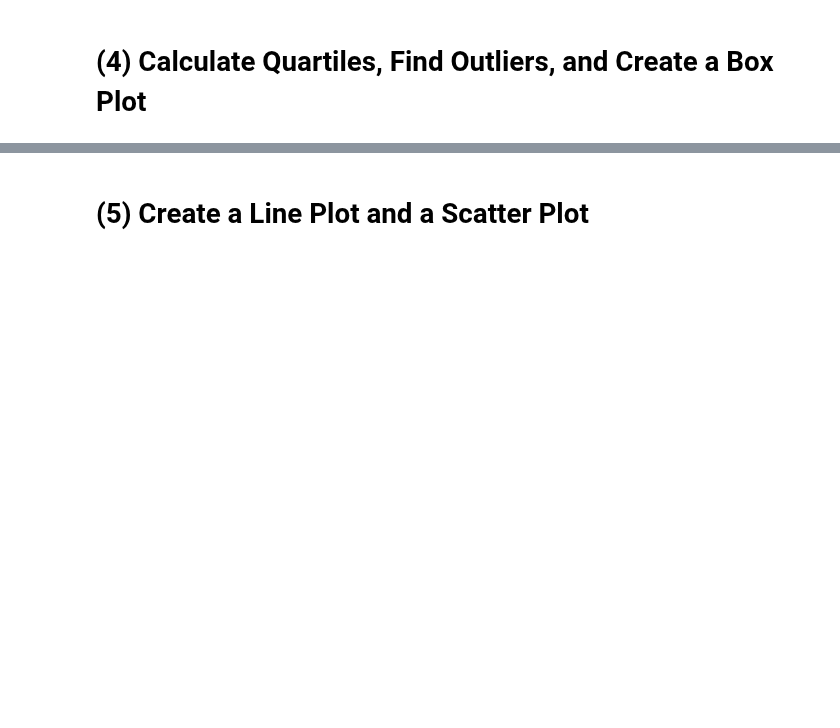
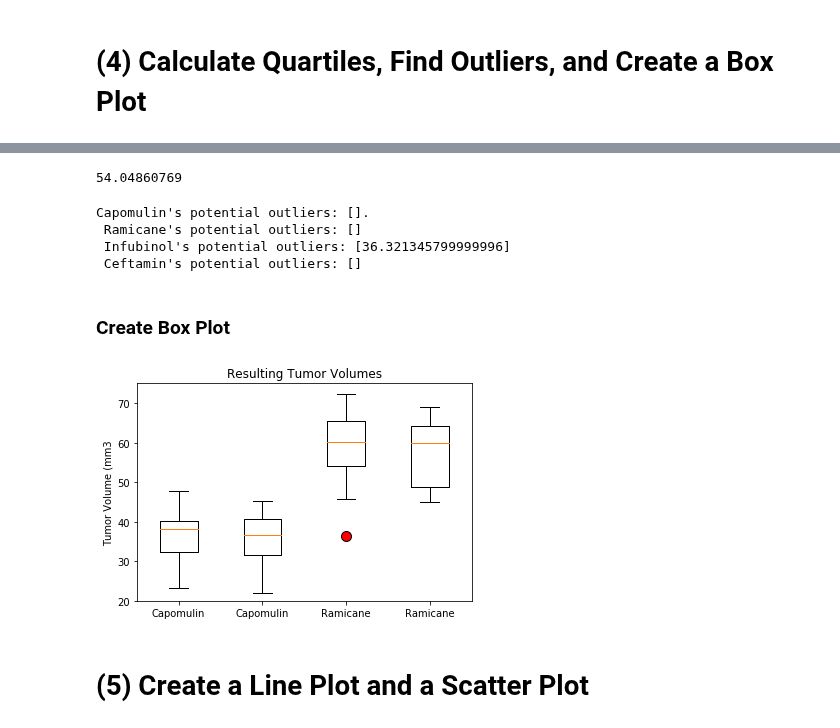
Before and after one commit to JenniferM-BShulyak/matplotlib-challenge, a Jupyter notebook: pymaceuticals.ipynb, the cells around one changed output, grey strips where cells are left out. Drawn from its saved outputs; the diff is of its cells as text; code cells hidden in the pictures; blank space fills up the shorter version.

Commit message:
Finished through step 4/6

```diff
--- a/pymaceuticals.ipynb
+++ b/pymaceuticals.ipynb
@@ -178,0 +211,7 @@ Text(0, 0.5, 'Number of Mice Tested')
+# %%
+"""Merge max timepoints with the cleaned dataframe. Need to merge so that only rows with the max timepoints are kept. Inner join"""
+max_clean_df = pd.merge(max_timep_df, clean_df, on=["Mouse ID", "Timepoint"], how = "inner")
+
+# Sort through the drug regimens and make a new smaller df with just the "best" regiments: Capomulin, Ramicane, Infubinol, and Ceftamin.
+max_best_df = max_clean_df.loc[(max_clean_df["Drug Regimen"] == "Capomulin") | (max_clean_df["Drug Regimen"] == "Ramicane") | (max_clean_df["Drug Regimen"] == "Infubinol") | (max_clean_df["Drug Regimen"] == "Ceftamin"), :]
+len(max_best_df)
@@ -178,0 +222,3 @@ Text(0, 0.5, 'Number of Mice Tested')
+# %%
+treatment = ["Capomulin", "Ramicane", "Infubinol", "Ceftamin"]    #List of the best treatment names
+tumor_vol = [["Capomulin"], ["Ramicane"], ["Infubinol"], ["Ceftamin"]]  # Empty list to hold the tumor volumes
@@ -178,0 +227,18 @@ Text(0, 0.5, 'Number of Mice Tested')
+# %%
+# Loop through the dataframe and fill in the tumor volume list based on the drug regimen
+for x in max_best_df.index:
+
+    if max_best_df["Drug Regimen"][x] == "Capomulin":   #If the drug is Capomulin, add the tumor volume to the first list subset
+        tumor_vol[0].append(max_best_df["Tumor Volume (mm3)"][x])
+
+    elif max_best_df["Drug Regimen"][x] == "Ramicane":  #If the druf is Ramicane, add the tumor volume to the second list subset
+        tumor_vol[1].append(max_best_df["Tumor Volume (mm3)"][x])
+
+    elif max_best_df["Drug Regimen"][x] == "Infubinol":     # If the drug is Infubinol, add the tumor volume to the third list subset
+        tumor_vol[2].append(max_best_df["Tumor Volume (mm3)"][x])
+
+    else:   # The last drug is "Ceftamin" and add the corresponding volumes to the 4th and last list subset
+        tumor_vol[3].append(max_best_df["Tumor Volume (mm3)"][x])
+# %%
+# Remove placeholders in empty lists (The names of the drugs were the placeholders)
+tumor_vol_f = [tumor_vol[i][1:] for i in range(len(tumor_vol))]
@@ -178,0 +270,13 @@ Text(0, 0.5, 'Number of Mice Tested')
+# %%
+# Infubinol Quartile Calculations
+quartiles_in = np.quantile(tumor_vol_f[2], [0.25, 0.5, 0.75])
+lowerq_in = quartiles_in[0]
+upperq_in = quartiles_in[2]
+iqr_in = upperq_in - lowerq_in
+lower_bound_in = lowerq_in - (1.5*iqr_in)
+upper_bound_in = upperq_in + (1.5*iqr_in)
+
+outliers_in = [vol for vol in tumor_vol_f[2] if (vol < lower_bound_in or vol > upper_bound_in)]
+print(lowerq_in)
+# %% [output]
+54.04860769
@@ -179,3 +293,32 @@ Text(0, 0.5, 'Number of Mice Tested')
+# %%
+print(
+    f"Capomulin's potential outliers: {outliers_cap}. \n Ramicane's potential outliers: {outliers_ram}. \n Infubinol's potential outliers: {outliers_in}. \n Ceftamin's potential outliers: {outliers_cef}."
+)
+# %% [output]
+Capomulin's potential outliers: [].
+ Ramicane's potential outliers: []
+ Infubinol's potential outliers: [36.321345799999996]
+ Ceftamin's potential outliers: []
+# %% [markdown]
+### Create Box Plot
+# %%
+data = [tumor_vol_f[0], tumor_vol_f[1], tumor_vol_f[2], tumor_vol_f[3]]
+fig1, ax1 = plt.subplots()
+ax1.set_title('Resulting Tumor Volumes')
+ax1.set_ylabel('Tumor Volume (mm3')
+ax1.boxplot(data, flierprops={'marker': 'o', 'markersize': 10, 'markerfacecolor': 'red'})
+
+
+# Set the axes ranges and axes labels
+ax1.set_xlim(0.5, len(data) + 0.5)
+top = 75
+bottom = 20
+ax1.set_ylim(bottom, top)
+ax1.set_xticklabels(np.repeat(treatment, 2))
+
+plt.show()
+# %% [output]
+[figure, added]
 # %% [markdown]
 # (5) Create a Line Plot and a Scatter Plot
 # %% [markdown]
```
Also changed, not shown: parts of 17 cells of this notebook, 1 other file.
